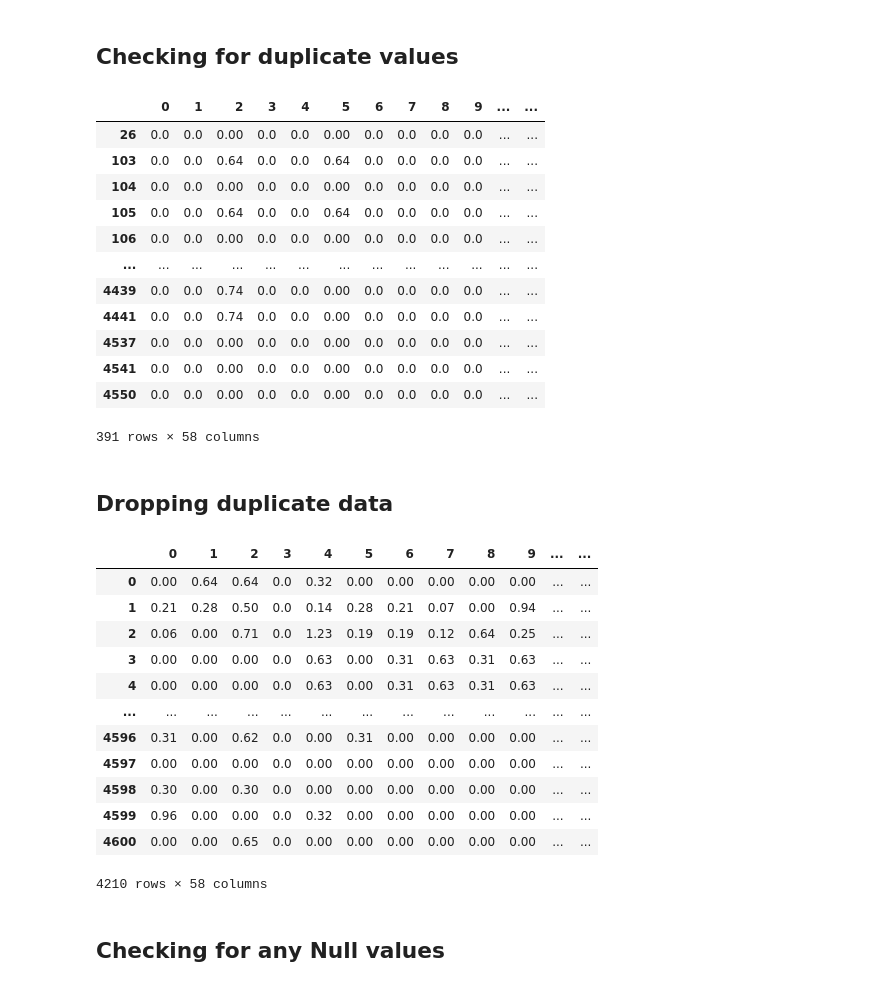
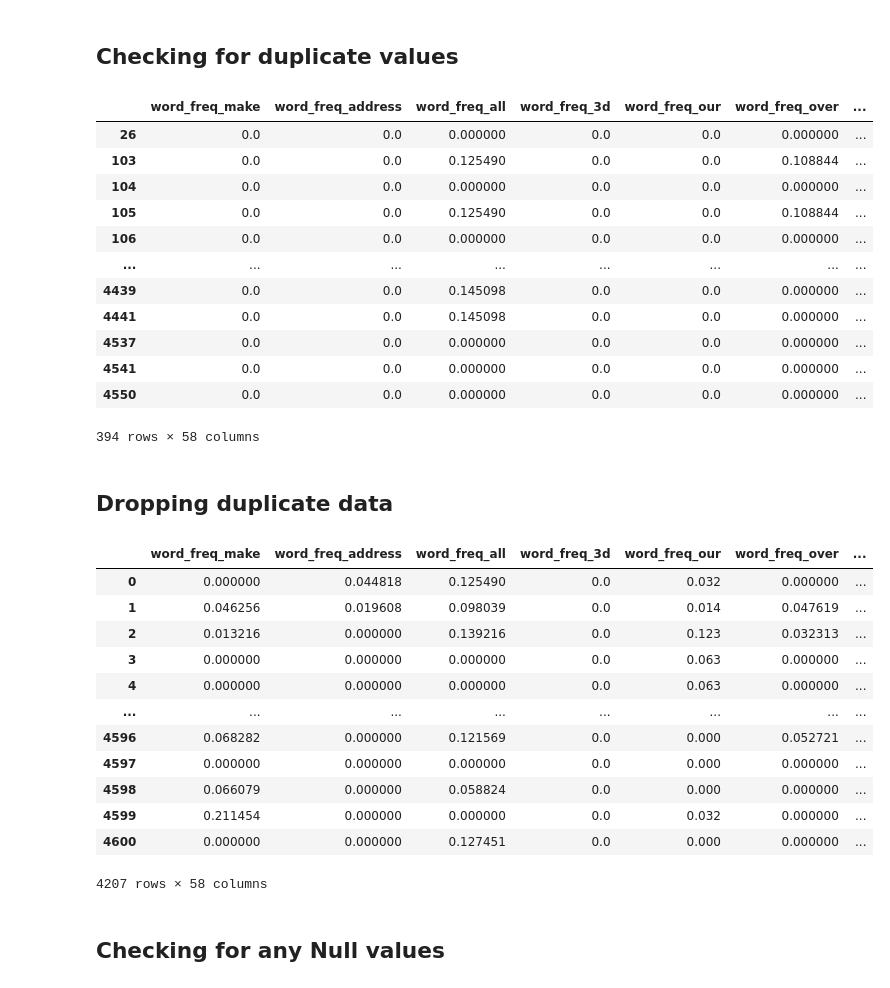
Before and after one commit to Nadun999/spam-email-classification-using-KNN-DT, a Jupyter notebook: main.ipynb, the cells around one changed output. Cells and saved outputs as stored; diff of their text form; code cells hidden in the pictures.

```diff
--- a/main.ipynb
+++ b/main.ipynb
@@ -72,41 +72,41 @@ df
 # %% [markdown]
 ## Checking for duplicate values
 # %%
-duplicate = data[data.duplicated()]
+duplicate = df[df.duplicated()]
 duplicate
 # %% [output]
-|  | 0 | 1 | 2 | 3 | 4 | 5 | 6 | 7 | 8 | 9 | ... | ... |
-| 26 | 0.0 | 0.0 | 0.00 | 0.0 | 0.0 | 0.00 | 0.0 | 0.0 | 0.0 | 0.0 | ... | ... |
-| 103 | 0.0 | 0.0 | 0.64 | 0.0 | 0.0 | 0.64 | 0.0 | 0.0 | 0.0 | 0.0 | ... | ... |
-| 104 | 0.0 | 0.0 | 0.00 | 0.0 | 0.0 | 0.00 | 0.0 | 0.0 | 0.0 | 0.0 | ... | ... |
-| 105 | 0.0 | 0.0 | 0.64 | 0.0 | 0.0 | 0.64 | 0.0 | 0.0 | 0.0 | 0.0 | ... | ... |
-| 106 | 0.0 | 0.0 | 0.00 | 0.0 | 0.0 | 0.00 | 0.0 | 0.0 | 0.0 | 0.0 | ... | ... |
-| ... | ... | ... | ... | ... | ... | ... | ... | ... | ... | ... | ... | ... |
-| 4439 | 0.0 | 0.0 | 0.74 | 0.0 | 0.0 | 0.00 | 0.0 | 0.0 | 0.0 | 0.0 | ... | ... |
-| 4441 | 0.0 | 0.0 | 0.74 | 0.0 | 0.0 | 0.00 | 0.0 | 0.0 | 0.0 | 0.0 | ... | ... |
-| 4537 | 0.0 | 0.0 | 0.00 | 0.0 | 0.0 | 0.00 | 0.0 | 0.0 | 0.0 | 0.0 | ... | ... |
-| 4541 | 0.0 | 0.0 | 0.00 | 0.0 | 0.0 | 0.00 | 0.0 | 0.0 | 0.0 | 0.0 | ... | ... |
-| 4550 | 0.0 | 0.0 | 0.00 | 0.0 | 0.0 | 0.00 | 0.0 | 0.0 | 0.0 | 0.0 | ... | ... |
+|  | word_freq_make | word_freq_address | word_freq_all | word_freq_3d | word_freq_our | word_freq_over | ... |
+| 26 | 0.0 | 0.0 | 0.000000 | 0.0 | 0.0 | 0.000000 | ... |
+| 103 | 0.0 | 0.0 | 0.125490 | 0.0 | 0.0 | 0.108844 | ... |
+| 104 | 0.0 | 0.0 | 0.000000 | 0.0 | 0.0 | 0.000000 | ... |
+| 105 | 0.0 | 0.0 | 0.125490 | 0.0 | 0.0 | 0.108844 | ... |
+| 106 | 0.0 | 0.0 | 0.000000 | 0.0 | 0.0 | 0.000000 | ... |
+| ... | ... | ... | ... | ... | ... | ... | ... |
+| 4439 | 0.0 | 0.0 | 0.145098 | 0.0 | 0.0 | 0.000000 | ... |
+| 4441 | 0.0 | 0.0 | 0.145098 | 0.0 | 0.0 | 0.000000 | ... |
+| 4537 | 0.0 | 0.0 | 0.000000 | 0.0 | 0.0 | 0.000000 | ... |
+| 4541 | 0.0 | 0.0 | 0.000000 | 0.0 | 0.0 | 0.000000 | ... |
+| 4550 | 0.0 | 0.0 | 0.000000 | 0.0 | 0.0 | 0.000000 | ... |
-391 rows × 58 columns
+394 rows × 58 columns
 # %% [markdown]
 ## Dropping duplicate data
 # %%
-df = data.drop_duplicates()
+df = df.drop_duplicates()
 df
 # %% [output]
-|  | 0 | 1 | 2 | 3 | 4 | 5 | 6 | 7 | 8 | 9 | ... | ... |
-| 0 | 0.00 | 0.64 | 0.64 | 0.0 | 0.32 | 0.00 | 0.00 | 0.00 | 0.00 | 0.00 | ... | ... |
-| 1 | 0.21 | 0.28 | 0.50 | 0.0 | 0.14 | 0.28 | 0.21 | 0.07 | 0.00 | 0.94 | ... | ... |
-| 2 | 0.06 | 0.00 | 0.71 | 0.0 | 1.23 | 0.19 | 0.19 | 0.12 | 0.64 | 0.25 | ... | ... |
-| 3 | 0.00 | 0.00 | 0.00 | 0.0 | 0.63 | 0.00 | 0.31 | 0.63 | 0.31 | 0.63 | ... | ... |
-| 4 | 0.00 | 0.00 | 0.00 | 0.0 | 0.63 | 0.00 | 0.31 | 0.63 | 0.31 | 0.63 | ... | ... |
-| ... | ... | ... | ... | ... | ... | ... | ... | ... | ... | ... | ... | ... |
-| 4596 | 0.31 | 0.00 | 0.62 | 0.0 | 0.00 | 0.31 | 0.00 | 0.00 | 0.00 | 0.00 | ... | ... |
-| 4597 | 0.00 | 0.00 | 0.00 | 0.0 | 0.00 | 0.00 | 0.00 | 0.00 | 0.00 | 0.00 | ... | ... |
-| 4598 | 0.30 | 0.00 | 0.30 | 0.0 | 0.00 | 0.00 | 0.00 | 0.00 | 0.00 | 0.00 | ... | ... |
-| 4599 | 0.96 | 0.00 | 0.00 | 0.0 | 0.32 | 0.00 | 0.00 | 0.00 | 0.00 | 0.00 | ... | ... |
-| 4600 | 0.00 | 0.00 | 0.65 | 0.0 | 0.00 | 0.00 | 0.00 | 0.00 | 0.00 | 0.00 | ... | ... |
+|  | word_freq_make | word_freq_address | word_freq_all | word_freq_3d | word_freq_our | word_freq_over | ... |
+| 0 | 0.000000 | 0.044818 | 0.125490 | 0.0 | 0.032 | 0.000000 | ... |
+| 1 | 0.046256 | 0.019608 | 0.098039 | 0.0 | 0.014 | 0.047619 | ... |
+| 2 | 0.013216 | 0.000000 | 0.139216 | 0.0 | 0.123 | 0.032313 | ... |
+| 3 | 0.000000 | 0.000000 | 0.000000 | 0.0 | 0.063 | 0.000000 | ... |
+| 4 | 0.000000 | 0.000000 | 0.000000 | 0.0 | 0.063 | 0.000000 | ... |
+| ... | ... | ... | ... | ... | ... | ... | ... |
+| 4596 | 0.068282 | 0.000000 | 0.121569 | 0.0 | 0.000 | 0.052721 | ... |
+| 4597 | 0.000000 | 0.000000 | 0.000000 | 0.0 | 0.000 | 0.000000 | ... |
+| 4598 | 0.066079 | 0.000000 | 0.058824 | 0.0 | 0.000 | 0.000000 | ... |
+| 4599 | 0.211454 | 0.000000 | 0.000000 | 0.0 | 0.032 | 0.000000 | ... |
+| 4600 | 0.000000 | 0.000000 | 0.127451 | 0.0 | 0.000 | 0.000000 | ... |
-4210 rows × 58 columns
+4207 rows × 58 columns
 # %% [markdown]
 ## Checking for any Null values
 # %%
```
Also changed, not shown: parts of 4 cells of this notebook, 2 other files.
